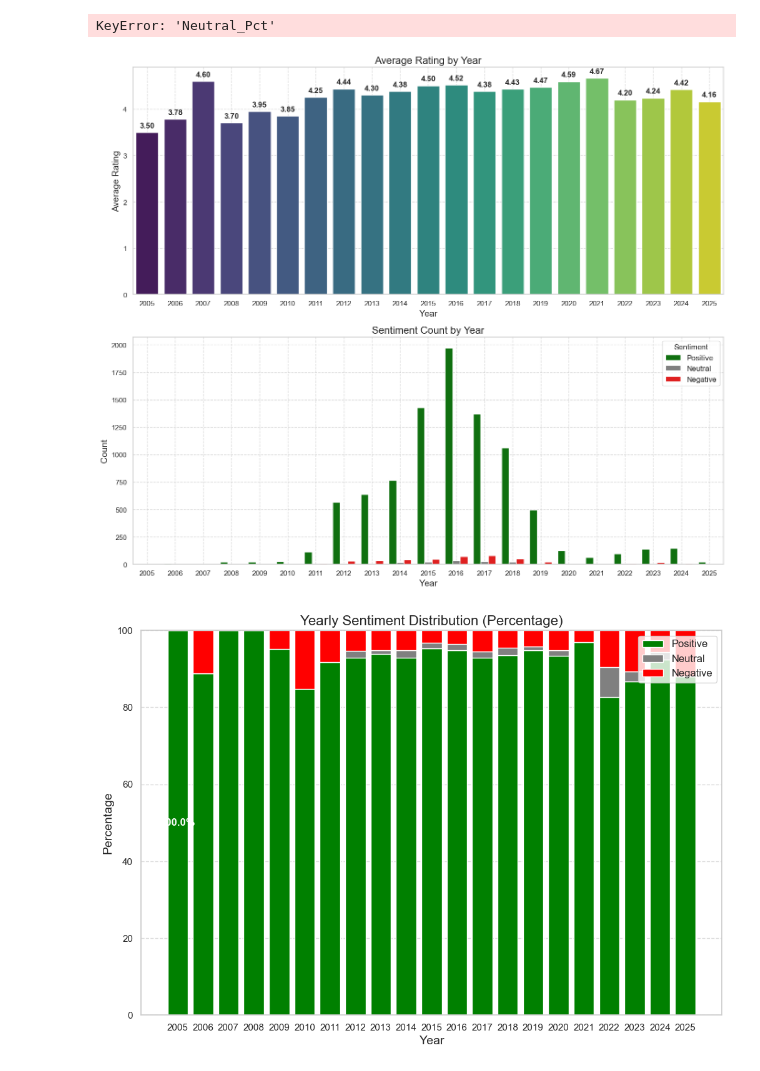
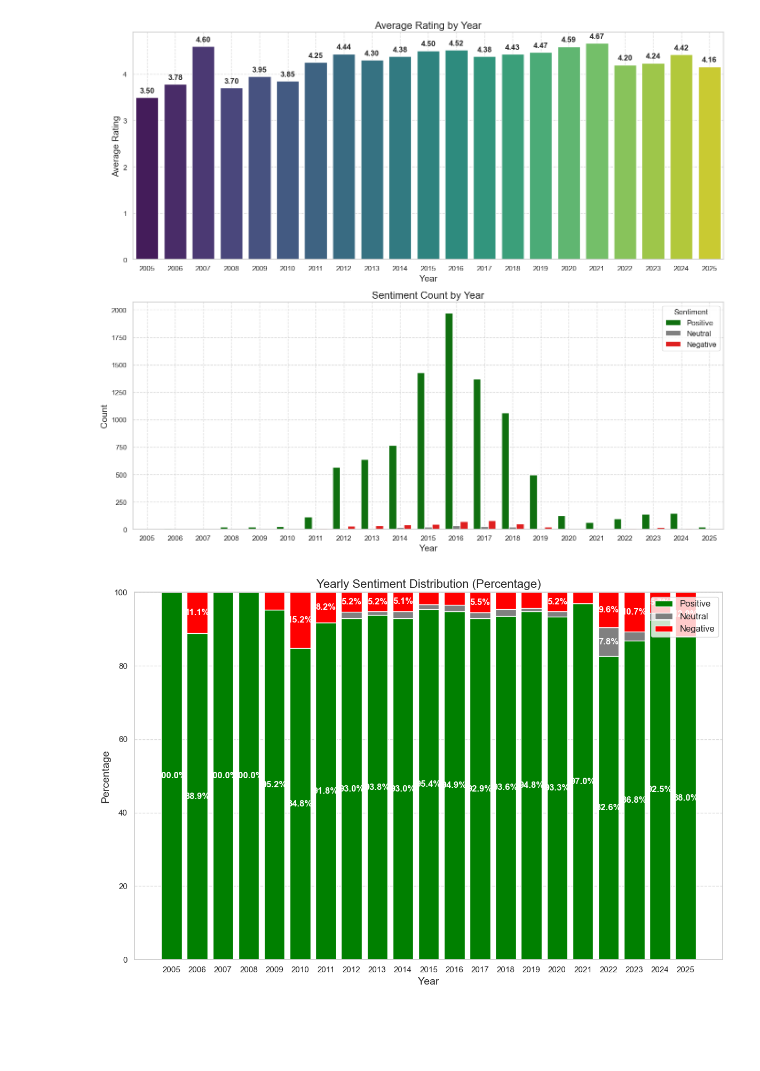
Before and after one commit to Humayun002/museum-review-analysis, a Jupyter notebook: sentiment_analysis_yearly.ipynb, the cells around one changed output. Drawn from its saved outputs; the diff is of its cells as text; code cells hidden in the pictures; blank space fills up the shorter version.

```diff
--- a/sentiment_analysis_yearly.ipynb
+++ b/sentiment_analysis_yearly.ipynb
@@ -180,7 +180,7 @@ def main():
     axes[1].legend(title='Sentiment', fontsize=12)
 
     plt.tight_layout()
-    plt.savefig('yearly_sentiment_analysis.png')
+    plt.show()
 
     # Create a figure for yearly sentiment distribution (percentage)
     plt.figure(figsize=(12, 8))
@@ -246,7 +246,7 @@ def main():
             )
 
         # Neutral percentage
-        neu_pct = yearly_stacked.loc[yearly_stacked['Year'] == year, 'Neutral_Pct'].values[0]
+        neu_pct = yearly_stacked.loc[yearly_stacked['Year'] == year, 'Neutral_Percent'].values[0]
         neu_pos = pos_pct + (neu_pct / 2)
         if neu_pct > 5:
             plt.text(
@@ -260,7 +260,7 @@ def main():
             )
 
         # Negative percentage
-        neg_pct = yearly_stacked.loc[yearly_stacked['Year'] == year, 'Negative_Pct'].values[0]
+        neg_pct = yearly_stacked.loc[yearly_stacked['Year'] == year, 'Negative_Percent'].values[0]
         neg_pos = pos_pct + neu_pct + (neg_pct / 2)
         if neg_pct > 5:
             plt.text(
@@ -306,32 +306,31 @@ def main():
     # Print summary statistics
     print("\nSummary of Yearly Sentiment Analysis for Museum Reviews:")
     print("=" * 60)
     print(f"Total number of reviews analyzed: {len(df)}")
     print(f"Average rating across all years: {df['Rating'].mean():.2f} out of 5")
     print("-" * 60)
     print("Overall sentiment distribution:")
     print(f"Positive: {df['Composite_Sentiment'].value_counts().get('Positive', 0)} reviews ({df['Composite_Sentiment'].value_counts(normalize=True).get('Positive', 0)*100:.1f}%)")
     print(f"Neutral: {df['Composite_Sentiment'].value_counts().get('Neutral', 0)} reviews ({df['Composite_Sentiment'].value_counts(normalize=True).get('Neutral', 0)*100:.1f}%)")
     print(f"Negative: {df['Composite_Sentiment'].value_counts().get('Negative', 0)} reviews ({df['Composite_Sentiment'].value_counts(normalize=True).get('Negative', 0)*100:.1f}%)")
     print("-" * 60)
     print("Yearly trend of average ratings:")
     print(yearly_analysis[['Year', 'Rating']].to_string(index=False))
     print("-" * 60)
     print("Yearly sentiment distribution:")
     yearly_sentiment_summary = yearly_analysis[['Year', 'Positive_Percent', 'Neutral_Percent', 'Negative_Percent']]
     yearly_sentiment_summary = yearly_sentiment_summary.rename(columns={
         'Positive_Percent': 'Positive %',
         'Neutral_Percent': 'Neutral %',
         'Negative_Percent': 'Negative %'
     })
     print(yearly_sentiment_summary.to_string(index=False, float_format=lambda x: f"{x:.1f}"))
 
     # Return dataframes for further analysis
     return df, yearly_analysis
 
 if __name__ == "__main__":
     df, yearly_analysis = main()
 # %% [output]
-KeyError: 'Neutral_Pct'
 [figure]
-[figure, old version]
+[figure, new version]
```
Also changed, not shown: parts of 1 cell of this notebook, 1 other file.
